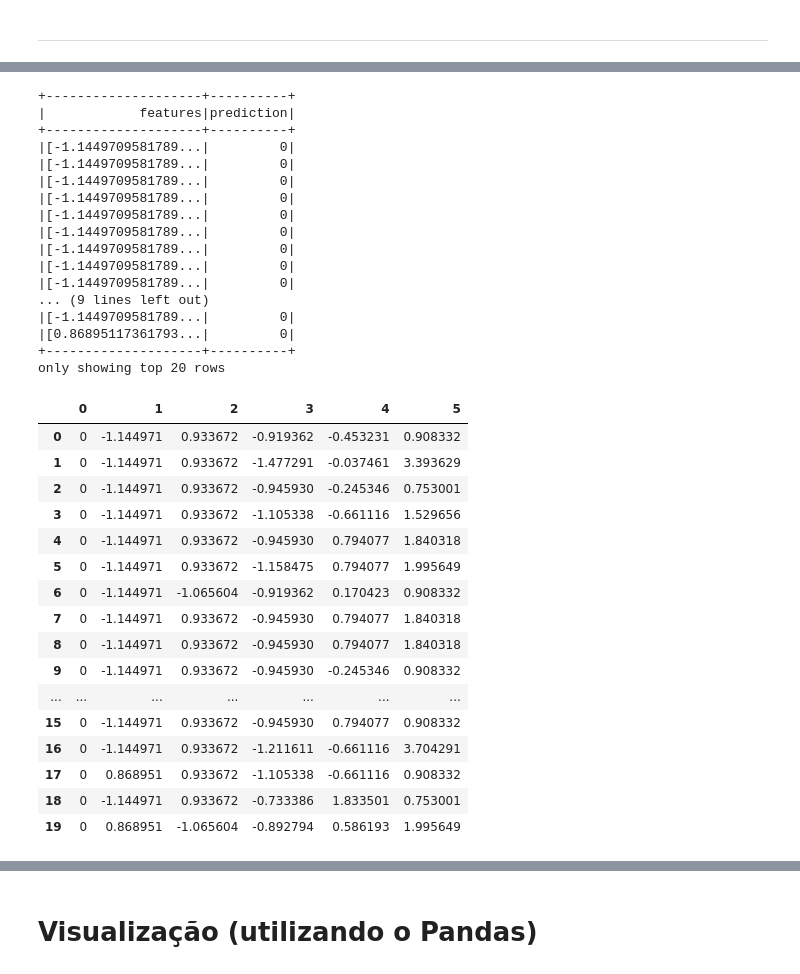
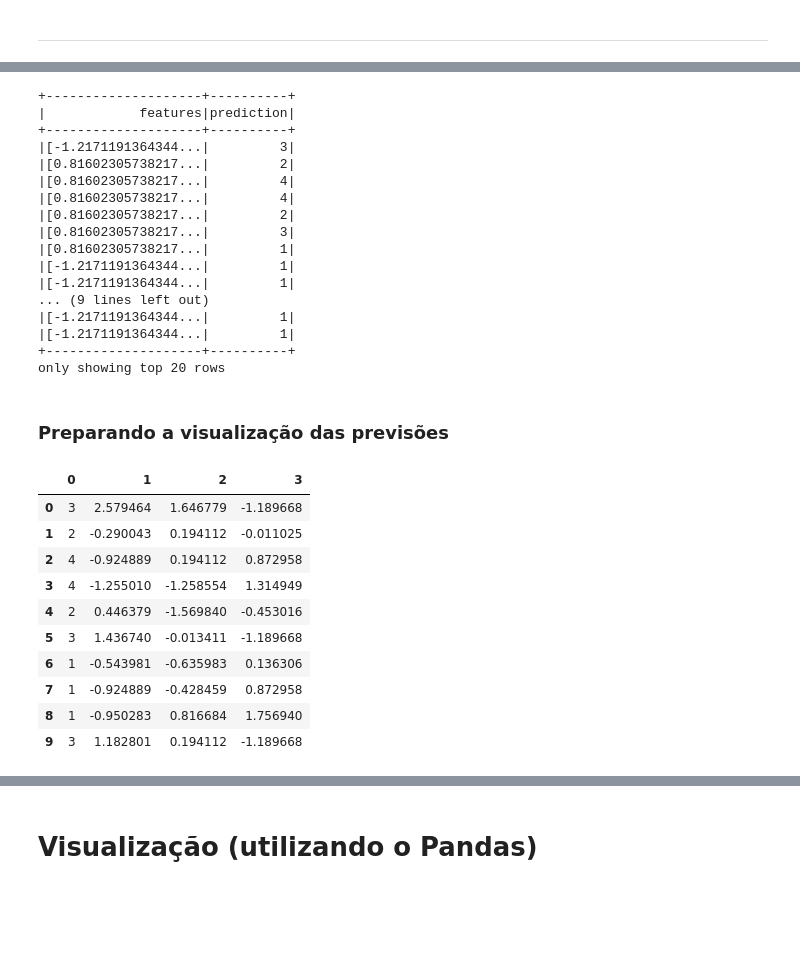
Before and after one commit to Junioraltn/ML_Veiculos, a Jupyter notebook: ML Veiculos.ipynb, the cells around one changed output, grey strips where cells are left out. Cells and saved outputs as stored; diff of their text form; code cells hidden in the pictures; blank space fills up the shorter version.

```diff
--- a/ML Veiculos.ipynb
+++ b/ML Veiculos.ipynb
@@ -331,0 +375,7 @@ modelo = kmeans.fit(carrosDfNormalizado)
+# %%
+#Treinando o modelo
+modelo = kmeans.fit(carrosDfPreparado.select("features"))
+'''O modelo é treinado usando o método fit, que ajusta o modelo aos dados de entrada. O resultado é um modelo KMeans treinado que pode ser usado para prever os clusters dos dados.
+O modelo KMeans é um algoritmo de aprendizado não supervisionado que agrupa os dados em k clusters com base nas características fornecidas.
+O parâmetro k especifica o número de clusters a serem formados, e o parâmetro seed é usado para garantir a reprodutibilidade dos resultados.
+'''
@@ -332,25 +384,28 @@ modelo = kmeans.fit(carrosDfNormalizado)
 # %%
-#Previsões
-previsoes = modelo.transform(carrosDfNormalizado)
+#Predição
+previsoes = modelo.transform(carrosDfPreparado.select("features"))
+#Visualizar previsões
 previsoes.show()
 # %% [output]
 +--------------------+----------+
 |            features|prediction|
 +--------------------+----------+
-|[-1.1449709581789...|         0|
-|[-1.1449709581789...|         0|
-|[-1.1449709581789...|         0|
-|[-1.1449709581789...|         0|
-|[-1.1449709581789...|         0|
-|[-1.1449709581789...|         0|
-|[-1.1449709581789...|         0|
-|[-1.1449709581789...|         0|
-|[-1.1449709581789...|         0|
+|[-1.2171191364344...|         3|
+|[0.81602305738217...|         2|
+|[0.81602305738217...|         4|
+|[0.81602305738217...|         4|
+|[0.81602305738217...|         2|
+|[0.81602305738217...|         3|
+|[0.81602305738217...|         1|
+|[-1.2171191364344...|         1|
+|[-1.2171191364344...|         1|
 ... (9 lines left out)
-|[-1.1449709581789...|         0|
-|[0.86895117361793...|         0|
+|[-1.2171191364344...|         1|
+|[-1.2171191364344...|         1|
 +--------------------+----------+
 only showing top 20 rows
+# %% [markdown]
+### Preparando a visualização das previsões
 # %%
 #Importar a biblioteca pandas
 import pandas as pd
@@ -358,34 +413,28 @@ import pandas as pd
 #Extrair as 5 caracteristicas das previsões (portas...)
 def unstripData(instr):
   return (instr["prediction"],
-          instr["features"][0],
-          instr["features"][1],
-          instr["features"][2],
-          instr["features"][3],
-          instr["features"][4],)
+          instr["features"][-3],# horsepowerf
+          instr["features"][-2],# rpmf
+          instr["features"][-1],# consumo_cidadef
+          )
 # %%
+#Criar estrutura de dados distribuida
 #Aplicar a função nas previsões
-carrosRDD2 = previsoes.rdd.map(unstripData)
-predList = carrosRDD2.collect()
+carrosRDD = previsoes.rdd.map(unstripData)
+predList = carrosRDD.collect()
 # %%
 #Converter em DataFrame
 predPd = pd.DataFrame(predList)
-predPd.head(20)
+predPd.head(10)
 # %% [output]
-|  | 0 | 1 | 2 | 3 | 4 | 5 |
-| 0 | 0 | -1.144971 | 0.933672 | -0.919362 | -0.453231 | 0.908332 |
-| 1 | 0 | -1.144971 | 0.933672 | -1.477291 | -0.037461 | 3.393629 |
-| 2 | 0 | -1.144971 | 0.933672 | -0.945930 | -0.245346 | 0.753001 |
-| 3 | 0 | -1.144971 | 0.933672 | -1.105338 | -0.661116 | 1.529656 |
-| 4 | 0 | -1.144971 | 0.933672 | -0.945930 | 0.794077 | 1.840318 |
-| 5 | 0 | -1.144971 | 0.933672 | -1.158475 | 0.794077 | 1.995649 |
-| 6 | 0 | -1.144971 | -1.065604 | -0.919362 | 0.170423 | 0.908332 |
-| 7 | 0 | -1.144971 | 0.933672 | -0.945930 | 0.794077 | 1.840318 |
-| 8 | 0 | -1.144971 | 0.933672 | -0.945930 | 0.794077 | 1.840318 |
-| 9 | 0 | -1.144971 | 0.933672 | -0.945930 | -0.245346 | 0.908332 |
-| ... | ... | ... | ... | ... | ... | ... |
-| 15 | 0 | -1.144971 | 0.933672 | -0.945930 | 0.794077 | 0.908332 |
-| 16 | 0 | -1.144971 | 0.933672 | -1.211611 | -0.661116 | 3.704291 |
-| 17 | 0 | 0.868951 | 0.933672 | -1.105338 | -0.661116 | 0.908332 |
-| 18 | 0 | -1.144971 | 0.933672 | -0.733386 | 1.833501 | 0.753001 |
-| 19 | 0 | 0.868951 | -1.065604 | -0.892794 | 0.586193 | 1.995649 |
+|  | 0 | 1 | 2 | 3 |
+| 0 | 3 | 2.579464 | 1.646779 | -1.189668 |
+| 1 | 2 | -0.290043 | 0.194112 | -0.011025 |
+| 2 | 4 | -0.924889 | 0.194112 | 0.872958 |
+| 3 | 4 | -1.255010 | -1.258554 | 1.314949 |
+| 4 | 2 | 0.446379 | -1.569840 | -0.453016 |
+| 5 | 3 | 1.436740 | -0.013411 | -1.189668 |
+| 6 | 1 | -0.543981 | -0.635983 | 0.136306 |
+| 7 | 1 | -0.924889 | -0.428459 | 0.872958 |
+| 8 | 1 | -0.950283 | 0.816684 | 1.756940 |
+| 9 | 3 | 1.182801 | 0.194112 | -1.189668 |
```
Also changed, not shown: parts of 78 cells of this notebook.
